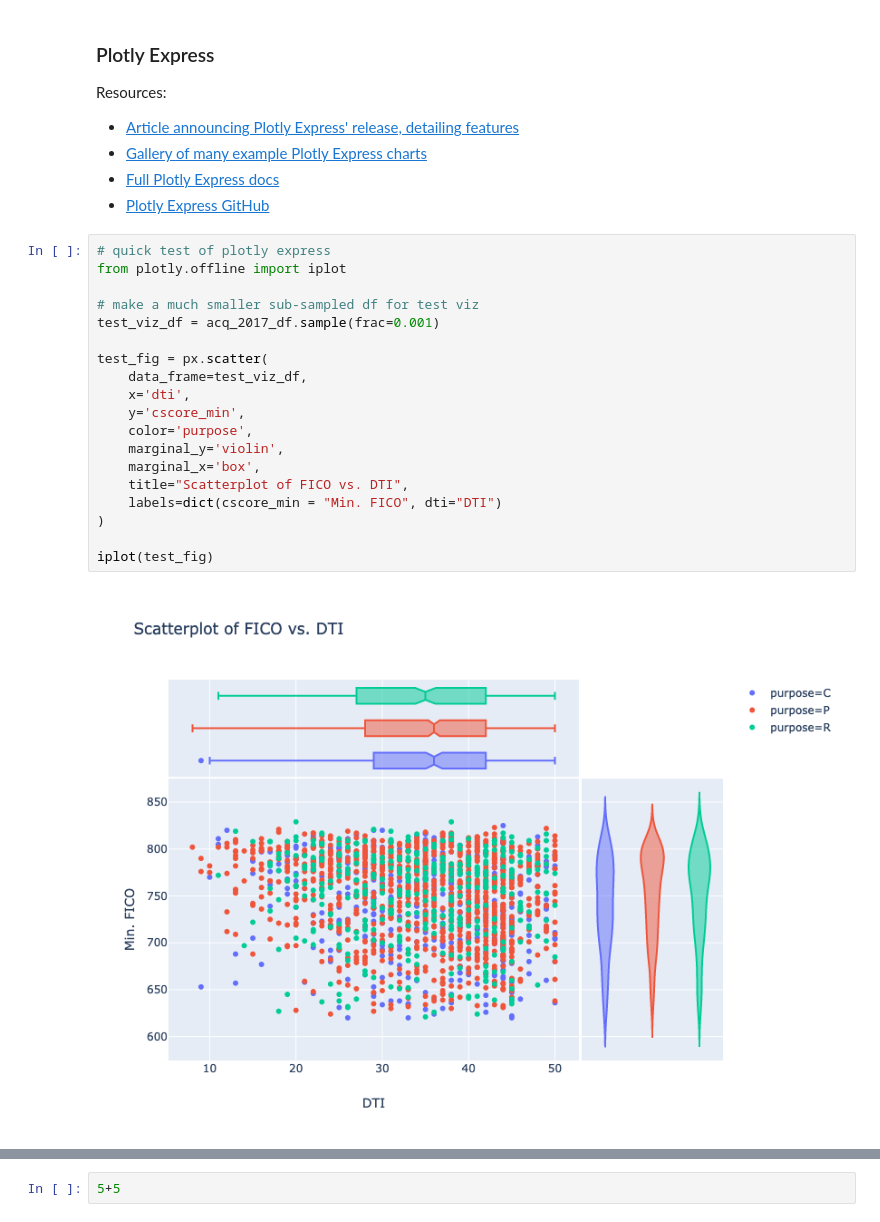
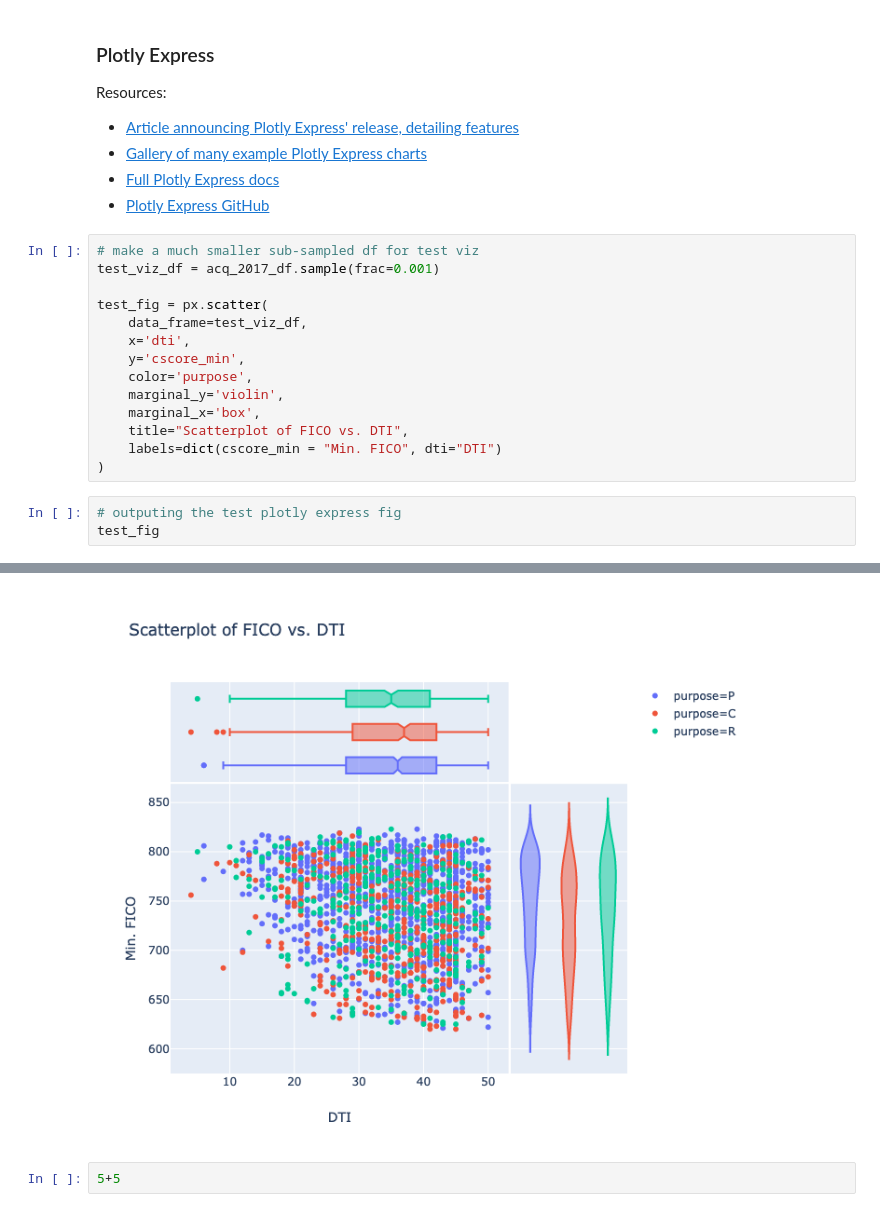
Before and after one commit to pmaji/data-science-toolkit, a Jupyter notebook: eda-and-visualization/viz_with_plotly.ipynb, the cells around one changed output, grey strips where cells are left out. Drawn from its saved outputs; the diff is of its cells as text.

Commit message:
maybe plot will fix it V2

```diff
--- a/eda-and-visualization/viz_with_plotly.ipynb
+++ b/eda-and-visualization/viz_with_plotly.ipynb
@@ -129,9 +129,6 @@ Resources:
 - [Full Plotly Express docs](https://www.plotly.express/plotly_express/)
 - [Plotly Express GitHub](https://github.com/plotly/plotly_express)
 # %%
-# quick test of plotly express
-from plotly.offline import iplot
-
 # make a much smaller sub-sampled df for test viz
 test_viz_df = acq_2017_df.sample(frac=0.001)
 
@@ -145,7 +142,7 @@ test_fig = px.scatter(
     title="Scatterplot of FICO vs. DTI",
     labels=dict(cscore_min = "Min. FICO", dti="DTI")
 )
-
-iplot(test_fig)
-# %% [output]
-[figure, removed]
+# %%
+# outputing the test plotly express fig
+test_fig
+# %% [output]
@@ -152,3 +150,4 @@ iplot(test_fig)
+[figure, added]
 # %%
 5+5
 # %% [output]
```
Also changed, not shown: parts of 2 cells of this notebook.
